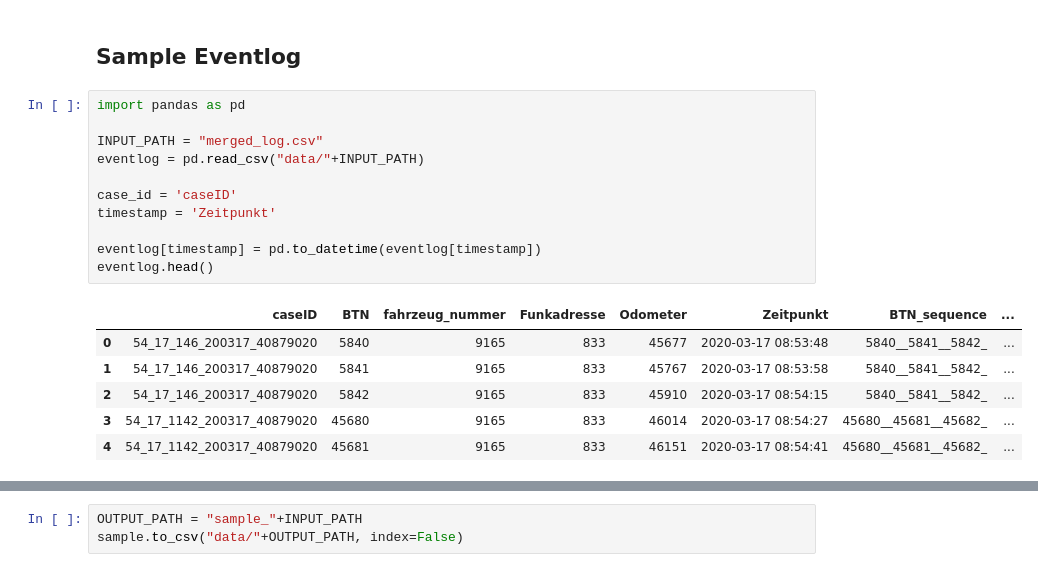
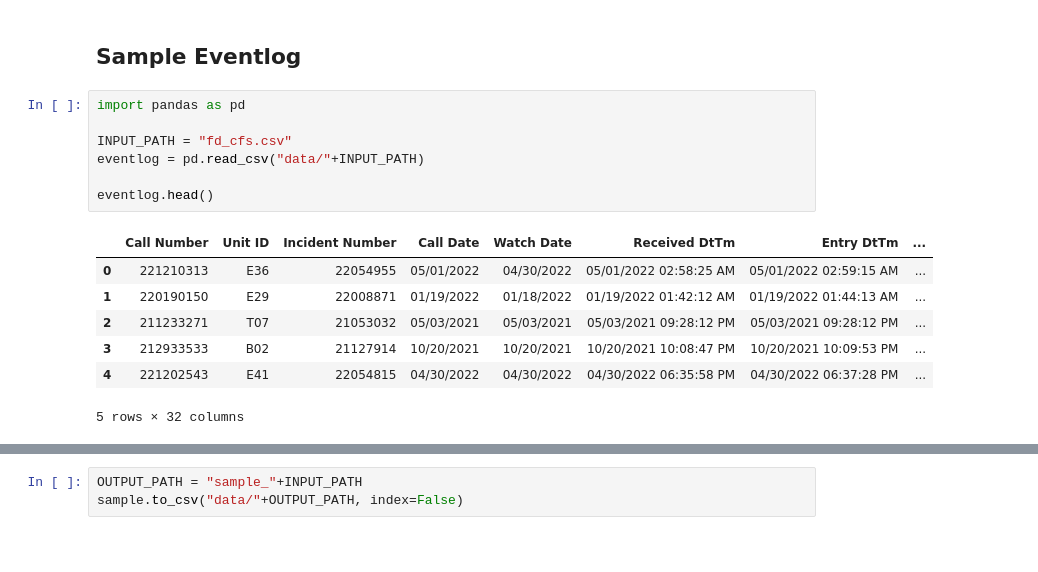
Before and after one commit to andreamalhera/TSMC, a Jupyter notebook: preprocessing_fd_cfs.ipynb, the cells around one changed output, grey strips where cells are left out. Saved outputs shown, nothing was run; the diff lists cells and outputs as text; blank space fills up the shorter version.

```diff
--- a/preprocessing_fd_cfs.ipynb
+++ b/preprocessing_fd_cfs.ipynb
@@ -3,18 +3,15 @@
 # %%
 import pandas as pd
 
-INPUT_PATH = "merged_log.csv"
+INPUT_PATH = "fd_cfs.csv"
 eventlog = pd.read_csv("data/"+INPUT_PATH)
 
-case_id = 'caseID'
-timestamp = 'Zeitpunkt'
-
-eventlog[timestamp] = pd.to_datetime(eventlog[timestamp])
 eventlog.head()
 # %% [output]
-|  | caseID | BTN | fahrzeug_nummer | Funkadresse | Odometer | Zeitpunkt | BTN_sequence | ... |
-| 0 | 54_17_146_200317_40879020 | 5840 | 9165 | 833 | 45677 | 2020-03-17 08:53:48 | 5840__5841__5842_ | ... |
-| 1 | 54_17_146_200317_40879020 | 5841 | 9165 | 833 | 45767 | 2020-03-17 08:53:58 | 5840__5841__5842_ | ... |
-| 2 | 54_17_146_200317_40879020 | 5842 | 9165 | 833 | 45910 | 2020-03-17 08:54:15 | 5840__5841__5842_ | ... |
-| 3 | 54_17_1142_200317_40879020 | 45680 | 9165 | 833 | 46014 | 2020-03-17 08:54:27 | 45680__45681__45682_ | ... |
-| 4 | 54_17_1142_200317_40879020 | 45681 | 9165 | 833 | 46151 | 2020-03-17 08:54:41 | 45680__45681__45682_ | ... |
+|  | Call Number | Unit ID | Incident Number | Call Date | Watch Date | Received DtTm | Entry DtTm | ... |
+| 0 | 221210313 | E36 | 22054955 | 05/01/2022 | 04/30/2022 | 05/01/2022 02:58:25 AM | 05/01/2022 02:59:15 AM | ... |
+| 1 | 220190150 | E29 | 22008871 | 01/19/2022 | 01/18/2022 | 01/19/2022 01:42:12 AM | 01/19/2022 01:44:13 AM | ... |
+| 2 | 211233271 | T07 | 21053032 | 05/03/2021 | 05/03/2021 | 05/03/2021 09:28:12 PM | 05/03/2021 09:28:12 PM | ... |
+| 3 | 212933533 | B02 | 21127914 | 10/20/2021 | 10/20/2021 | 10/20/2021 10:08:47 PM | 10/20/2021 10:09:53 PM | ... |
+| 4 | 221202543 | E41 | 22054815 | 04/30/2022 | 04/30/2022 | 04/30/2022 06:35:58 PM | 04/30/2022 06:37:28 PM | ... |
+5 rows × 32 columns
```
Also changed, not shown: parts of 5 cells of this notebook.
